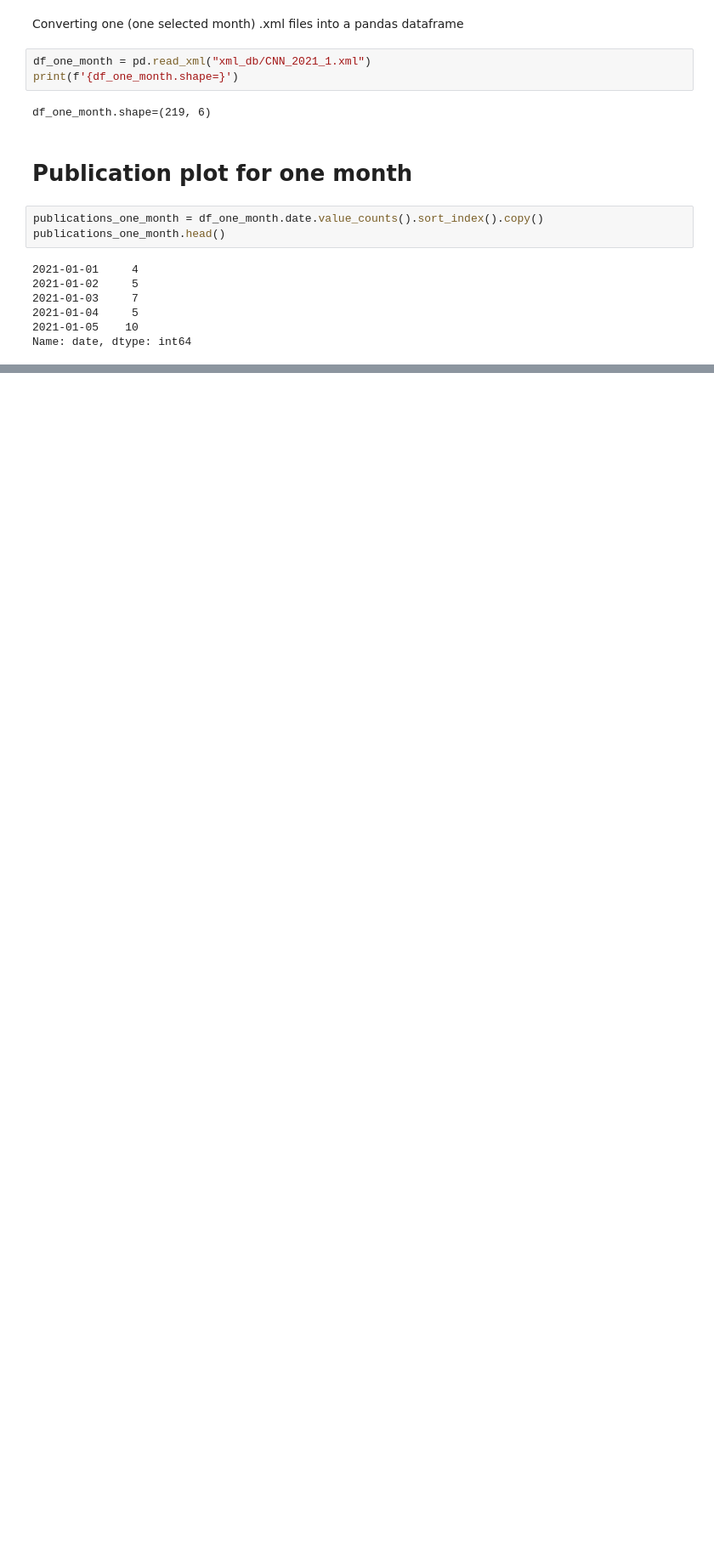
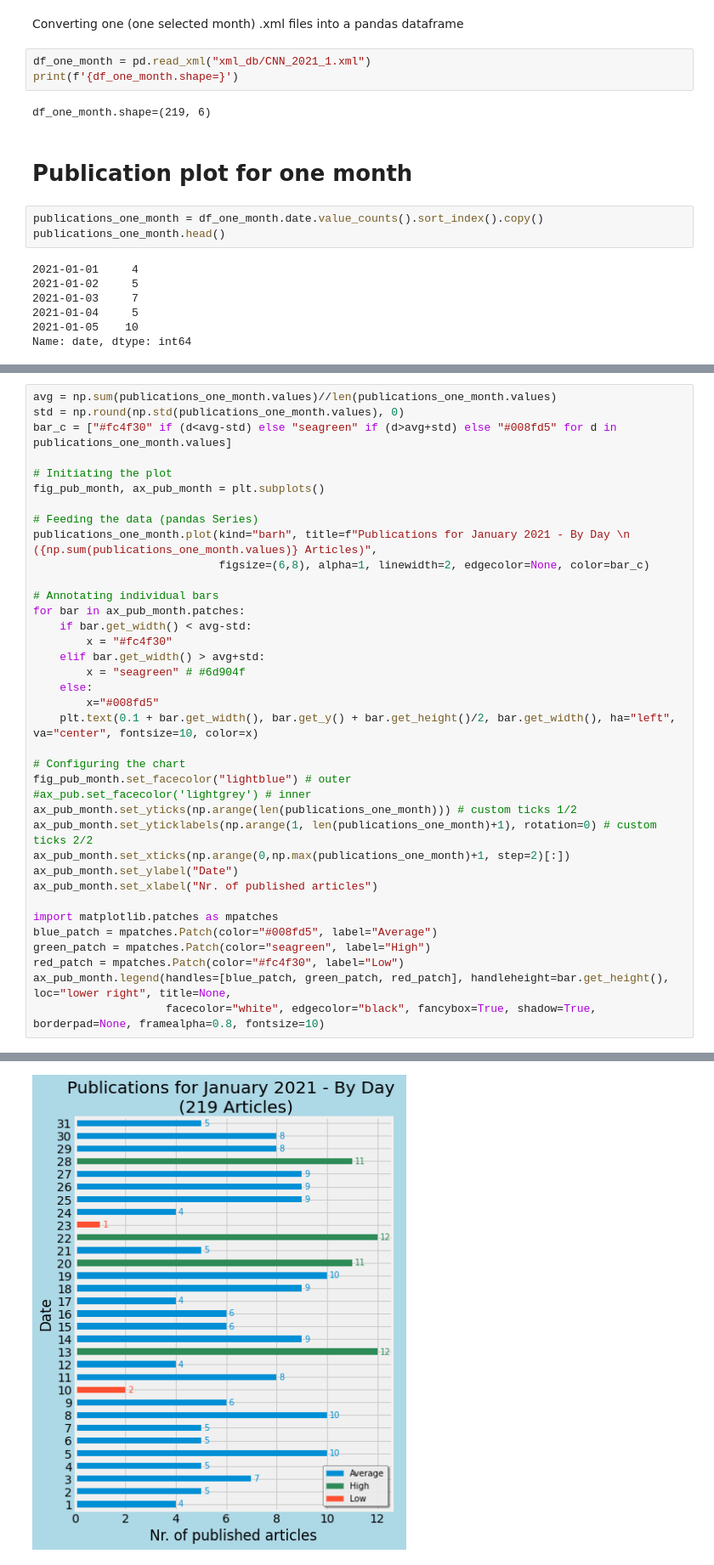
Before and after one commit to vollenia/data_analysis_CNN_news, a Jupyter notebook: analysis_cnn_xml.ipynb, the cells around one changed output, grey strips where cells are left out. Shown at 85% size. Cells and saved outputs as stored; diff of their text form; blank space fills up the shorter version.

```diff
--- a/analysis_cnn_xml.ipynb
+++ b/analysis_cnn_xml.ipynb
@@ -357,0 +390,38 @@ Text(0, 0.5, 'Nr. of published articles')
+# %%
+avg = np.sum(publications_one_month.values)//len(publications_one_month.values)
+std = np.round(np.std(publications_one_month.values), 0)
+bar_c = ["#fc4f30" if (d<avg-std) else "seagreen" if (d>avg+std) else "#008fd5" for d in publications_one_month.values]
+
+# Initiating the plot
+fig_pub_month, ax_pub_month = plt.subplots()
+
+# Feeding the data (pandas Series)
+publications_one_month.plot(kind="barh", title=f"Publications for January 2021 - By Day \n ({np.sum(publications_one_month.values)} Articles)",
+                            figsize=(6,8), alpha=1, linewidth=2, edgecolor=None, color=bar_c)
+
+# Annotating individual bars
+for bar in ax_pub_month.patches:
+    if bar.get_width() < avg-std:
+        x = "#fc4f30"
+    elif bar.get_width() > avg+std:
+        x = "seagreen" # #6d904f
+    else:
+        x="#008fd5"
+    plt.text(0.1 + bar.get_width(), bar.get_y() + bar.get_height()/2, bar.get_width(), ha="left", va="center", fontsize=10, color=x)
+
+# Configuring the chart
+fig_pub_month.set_facecolor("lightblue") # outer
+#ax_pub.set_facecolor('lightgrey') # inner
+ax_pub_month.set_yticks(np.arange(len(publications_one_month))) # custom ticks 1/2
+ax_pub_month.set_yticklabels(np.arange(1, len(publications_one_month)+1), rotation=0) # custom ticks 2/2
+ax_pub_month.set_xticks(np.arange(0,np.max(publications_one_month)+1, step=2)[:])
+ax_pub_month.set_ylabel("Date")
+ax_pub_month.set_xlabel("Nr. of published articles")
+
+import matplotlib.patches as mpatches
+blue_patch = mpatches.Patch(color="#008fd5", label="Average")
+green_patch = mpatches.Patch(color="seagreen", label="High")
+red_patch = mpatches.Patch(color="#fc4f30", label="Low")
+ax_pub_month.legend(handles=[blue_patch, green_patch, red_patch], handleheight=bar.get_height(), loc="lower right", title=None,
+                    facecolor="white", edgecolor="black", fancybox=True, shadow=True, borderpad=None, framealpha=0.8, fontsize=10)
+# %% [output]
@@ -357,0 +429 @@ Text(0, 0.5, 'Nr. of published articles')
+[figure, added]
```
Also changed, not shown: parts of 7 cells of this notebook.
